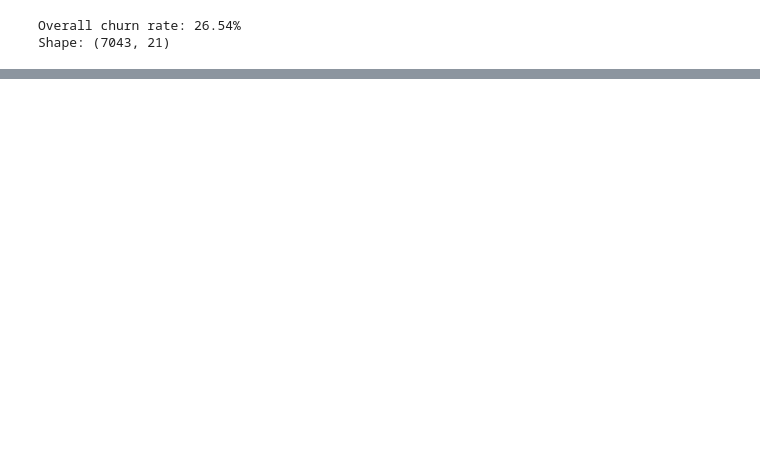
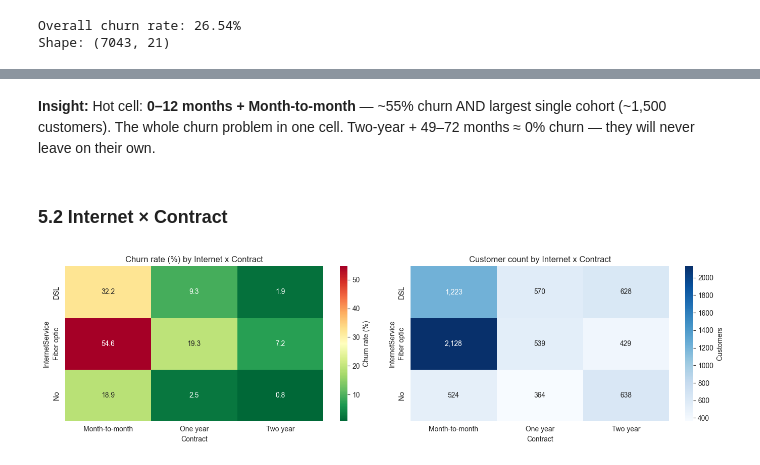
Before and after one commit to jahanvik01/Telco-Customer-Churn, a Jupyter notebook: notebooks/churn_analysis.ipynb, the cells around one changed output, grey strips where cells are left out. Saved outputs shown, nothing was run; the diff lists cells and outputs as text; code cells hidden in the pictures; blank space fills up the shorter version.

```diff
--- a/notebooks/churn_analysis.ipynb
+++ b/notebooks/churn_analysis.ipynb
@@ -666,0 +609,27 @@ Ranked by combined **size of effect × size of segment**:
+# %% [markdown]
+**Insight:** Hot cell: **0–12 months + Month-to-month** — ~55% churn AND largest single cohort (~1,500 customers). The whole churn problem in one cell. Two-year + 49–72 months ≈ 0% churn — they will never leave on their own.
+# %% [markdown]
+### 5.2 Internet × Contract
+# %%
+internet_order = ['DSL', 'Fiber optic', 'No']
+rate_pivot = df_clean.pivot_table(
+    index='InternetService', columns='Contract',
+    values='Churn', aggfunc='mean'
+).reindex(index=internet_order, columns=contract_order) * 100
+count_pivot = df_clean.pivot_table(
+    index='InternetService', columns='Contract',
+    values='customerID', aggfunc='count'
+).reindex(index=internet_order, columns=contract_order)
+
+fig, axes = plt.subplots(1, 2, figsize=(14, 4))
+sns.heatmap(rate_pivot, annot=True, fmt='.1f', cmap='RdYlGn_r',
+            cbar_kws={'label': 'Churn rate (%)'}, ax=axes[0])
+axes[0].set_title('Churn rate (%) by Internet x Contract')
+sns.heatmap(count_pivot, annot=True, fmt=',d', cmap='Blues',
+            cbar_kws={'label': 'Customers'}, ax=axes[1])
+axes[1].set_title('Customer count by Internet x Contract')
+plt.tight_layout()
+plt.savefig('../reports/figures/11_heatmap_internet_contract.png', dpi=150, bbox_inches='tight')
+plt.show()
+# %% [output]
+[figure, added]
```
Also changed, not shown: parts of 72 cells of this notebook, 5 other files.
